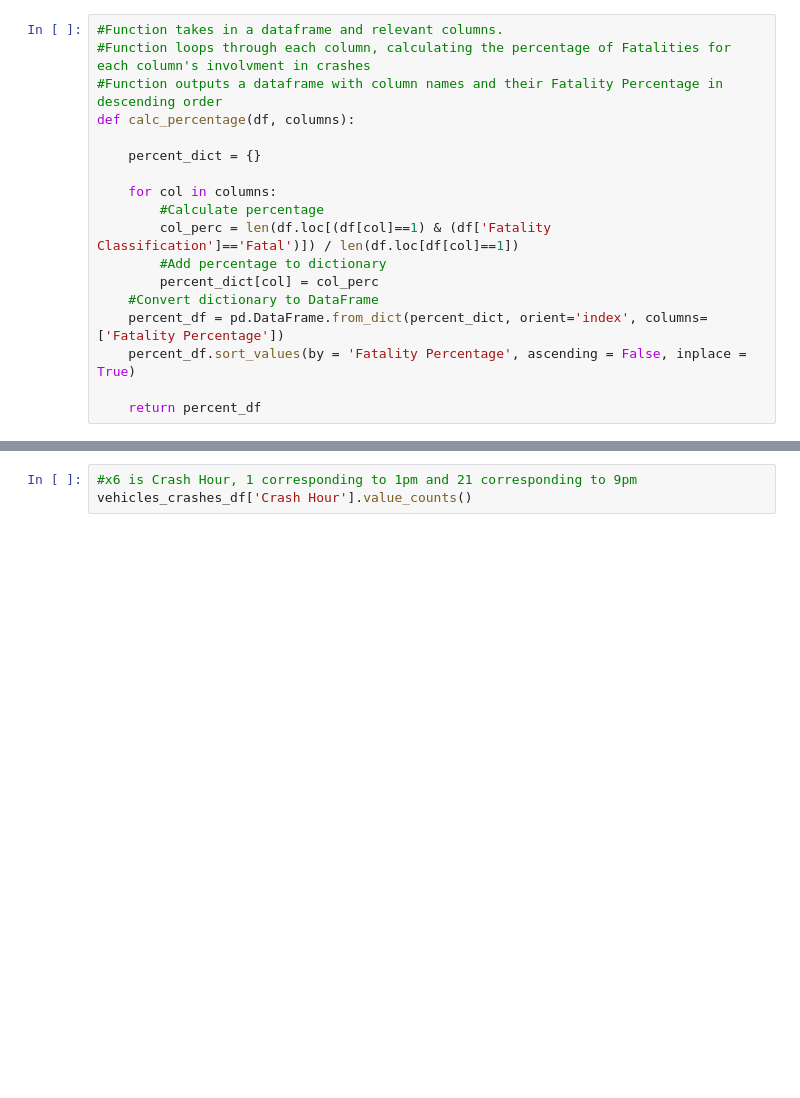
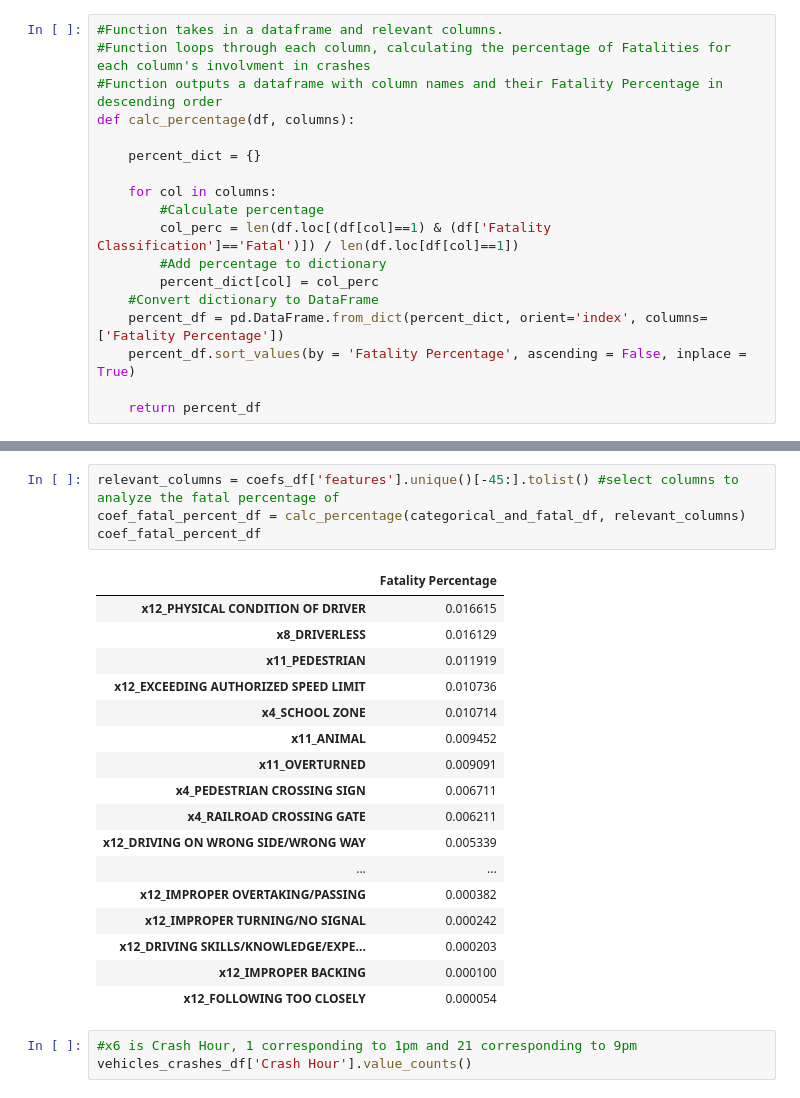
Before and after one commit to nickthetj/DSC-Phase3-Project, a Jupyter notebook: notebooks/Final EDA Notebook.ipynb, the cells around one changed output, grey strips where cells are left out. Drawn from its saved outputs; the diff is of its cells as text; blank space fills up the shorter version.

```diff
--- a/notebooks/Final EDA Notebook.ipynb
+++ b/notebooks/Final EDA Notebook.ipynb
@@ -480,3 +576,25 @@ feature_fatal_percent_df
+# %%
+relevant_columns = coefs_df['features'].unique()[-45:].tolist() #select columns to analyze the fatal percentage of
+coef_fatal_percent_df = calc_percentage(categorical_and_fatal_df, relevant_columns)
+coef_fatal_percent_df
+# %% [output]
+|  | Fatality Percentage |
+| x12_PHYSICAL CONDITION OF DRIVER | 0.016615 |
+| x8_DRIVERLESS | 0.016129 |
+| x11_PEDESTRIAN | 0.011919 |
+| x12_EXCEEDING AUTHORIZED SPEED LIMIT | 0.010736 |
+| x4_SCHOOL ZONE | 0.010714 |
+| x11_ANIMAL | 0.009452 |
+| x11_OVERTURNED | 0.009091 |
+| x4_PEDESTRIAN CROSSING SIGN | 0.006711 |
+| x4_RAILROAD CROSSING GATE | 0.006211 |
+| x12_DRIVING ON WRONG SIDE/WRONG WAY | 0.005339 |
+| ... | ... |
+| x12_IMPROPER OVERTAKING/PASSING | 0.000382 |
+| x12_IMPROPER TURNING/NO SIGNAL | 0.000242 |
+| x12_DRIVING SKILLS/KNOWLEDGE/EXPE... | 0.000203 |
+| x12_IMPROPER BACKING | 0.000100 |
+| x12_FOLLOWING TOO CLOSELY | 0.000054 |
 # %%
 #x6 is Crash Hour, 1 corresponding to 1pm and 21 corresponding to 9pm
 vehicles_crashes_df['Crash Hour'].value_counts()
```
Also changed, not shown: parts of 28 cells of this notebook.
